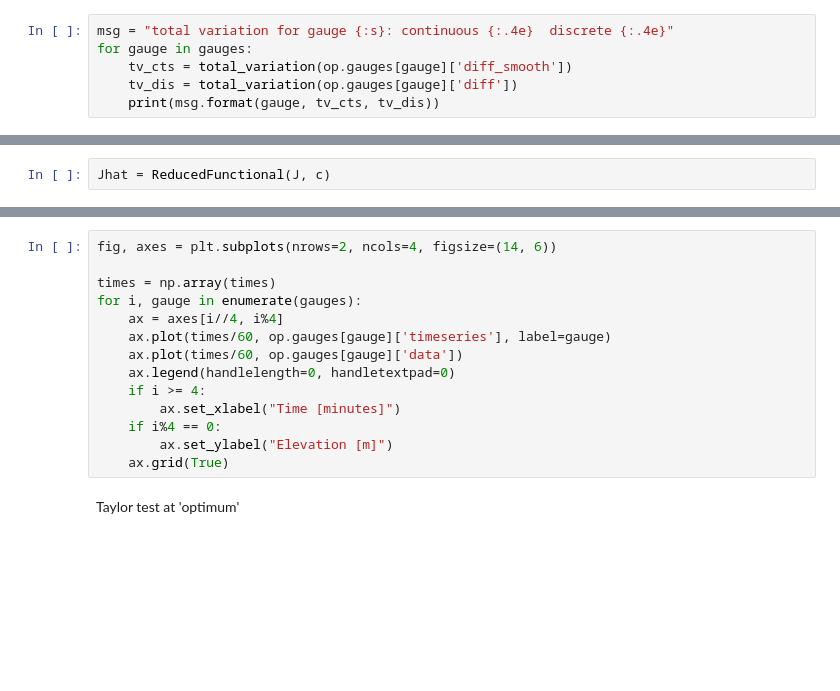
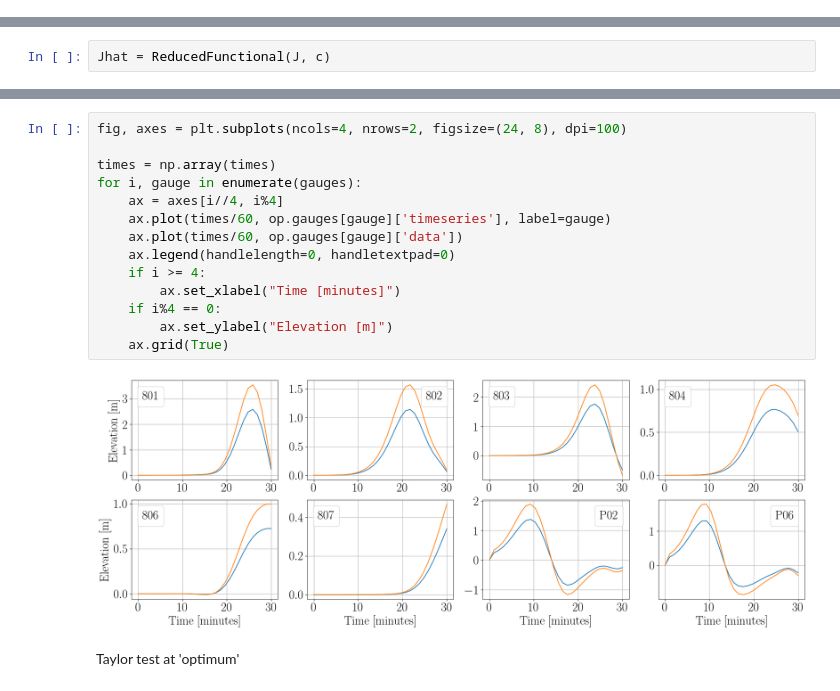
Before and after one commit to jwallwork23/adapt_utils_notebooks, a Jupyter notebook: case_studies/tohoku/03-one-dimensional-inversion/1d-inversion-rehash-synthetic.ipynb, the cells around one changed output, grey strips where cells are left out. Drawn from its saved outputs; the diff is of its cells as text; blank space fills up the shorter version.

```diff
--- a/case_studies/tohoku/03-one-dimensional-inversion/1d-inversion-rehash-synthetic.ipynb
+++ b/case_studies/tohoku/03-one-dimensional-inversion/1d-inversion-rehash-synthetic.ipynb
@@ -328,6 +316,0 @@ for i, gauge in enumerate(gauges):
-# %%
-msg = "total variation for gauge {:s}: continuous {:.4e}  discrete {:.4e}"
-for gauge in gauges:
-    tv_cts = total_variation(op.gauges[gauge]['diff_smooth'])
-    tv_dis = total_variation(op.gauges[gauge]['diff'])
-    print(msg.format(gauge, tv_cts, tv_dis))
@@ -500,17 +554,19 @@ print("Quantity of interest = {:.4e}".format(J))
 # %%
-fig, axes = plt.subplots(nrows=2, ncols=4, figsize=(14, 6))
+fig, axes = plt.subplots(ncols=4, nrows=2, figsize=(24, 8), dpi=100)
 
 times = np.array(times)
 for i, gauge in enumerate(gauges):
     ax = axes[i//4, i%4]
     ax.plot(times/60, op.gauges[gauge]['timeseries'], label=gauge)
     ax.plot(times/60, op.gauges[gauge]['data'])
     ax.legend(handlelength=0, handletextpad=0)
     if i >= 4:
         ax.set_xlabel("Time [minutes]")
     if i%4 == 0:
         ax.set_ylabel("Elevation [m]")
     ax.grid(True)
+# %% [output]
+[figure, added]
 # %% [markdown]
 Taylor test at 'optimum'
 # %%
```
Also changed, not shown: parts of 35 cells of this notebook, 1 other file.
